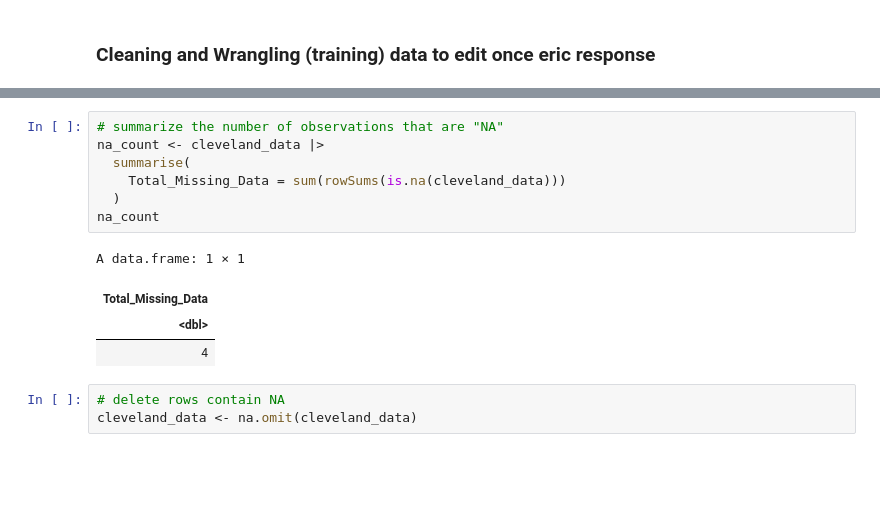
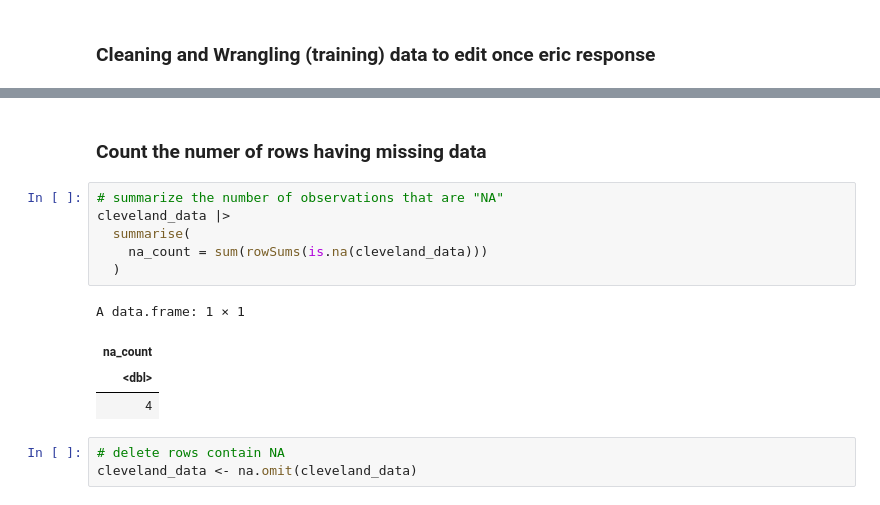
Before and after one commit to latmerlin/dsci100, a Jupyter notebook: Cleveland-final.ipynb, the cells around one changed output, grey strips where cells are left out. Saved outputs shown, nothing was run; the diff lists cells and outputs as text; blank space fills up the shorter version.

```diff
--- a/Cleveland-final.ipynb
+++ b/Cleveland-final.ipynb
@@ -101,13 +103,14 @@ A data.frame: 6 × 14
+# %% [markdown]
+### Count the numer of rows having missing data
 # %%
 # summarize the number of observations that are "NA"
-na_count <- cleveland_data |>
+cleveland_data |>
   summarise(
-    Total_Missing_Data = sum(rowSums(is.na(cleveland_data)))
+    na_count = sum(rowSums(is.na(cleveland_data)))
   )
-na_count
 # %% [output]
 A data.frame: 1 × 1
-| Total_Missing_Data |
+| na_count |
 | <dbl> |
 | 4 |
 # %%
```
Also changed, not shown: parts of 31 cells of this notebook.
